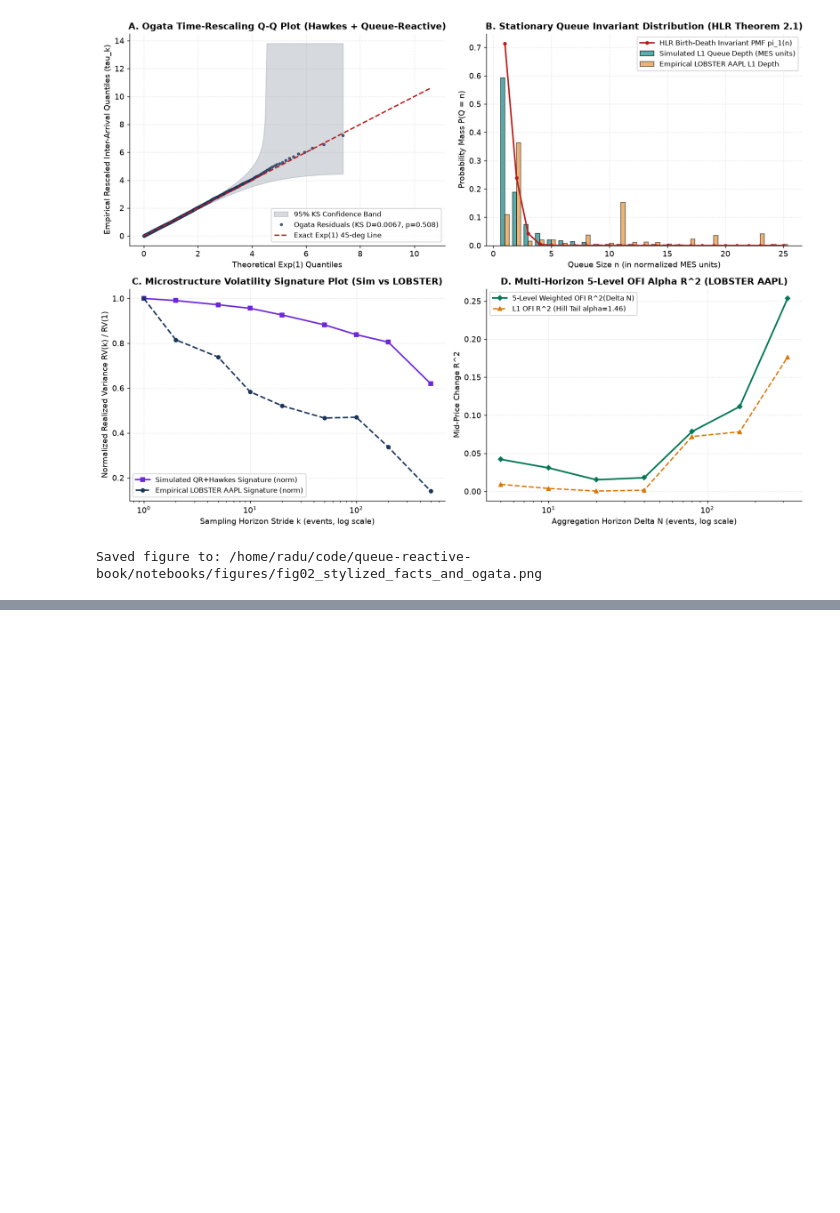
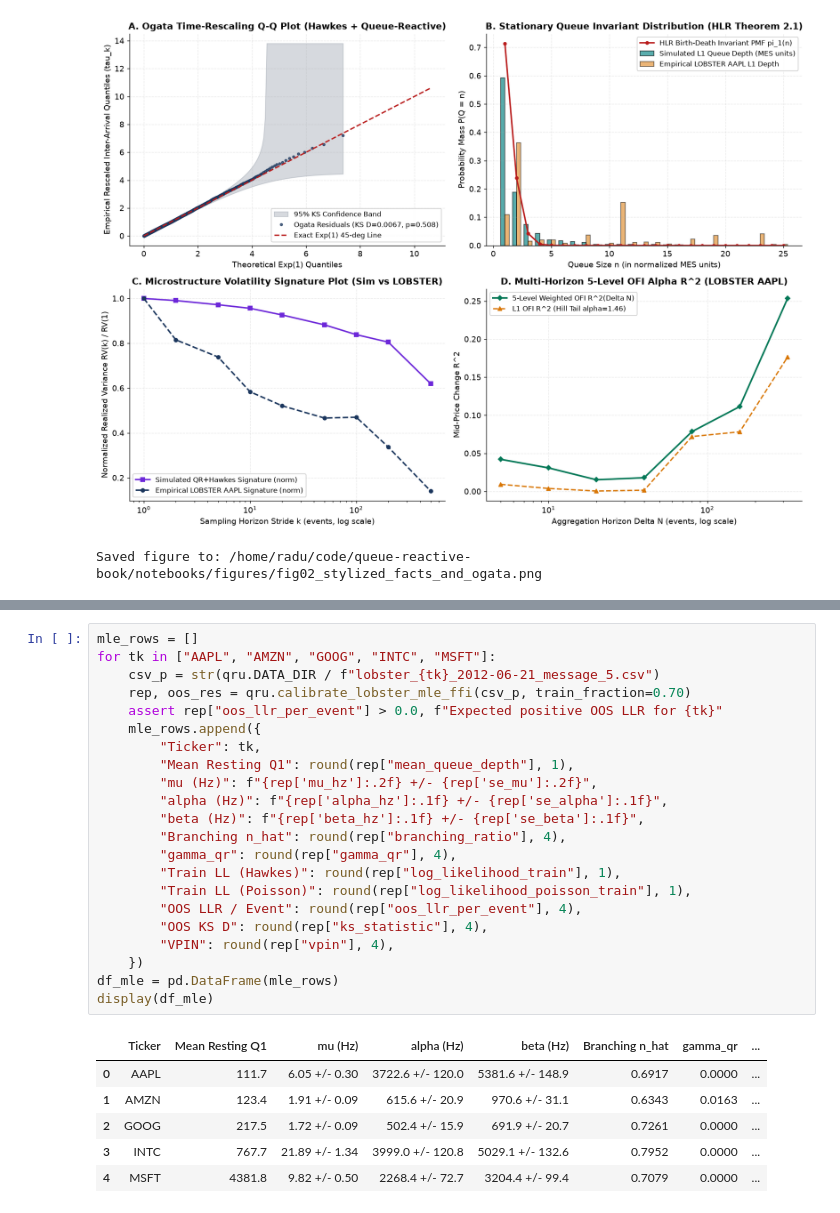
Before and after one commit to r-irbe/queue-reactive-book, a Jupyter notebook: notebooks/02_queue_reactive_hawkes_stylized_facts_and_calibration.ipynb, the cells around one changed output, grey strips where cells are left out. Saved outputs shown, nothing was run; the diff lists cells and outputs as text; blank space fills up the shorter version.

```diff
--- a/notebooks/02_queue_reactive_hawkes_stylized_facts_and_calibration.ipynb
+++ b/notebooks/02_queue_reactive_hawkes_stylized_facts_and_calibration.ipynb
@@ -282,0 +289,29 @@ Saved figure to: /home/radu/code/queue-reactive-book/notebooks/figures/fig02_sty
+# %%
+mle_rows = []
+for tk in ["AAPL", "AMZN", "GOOG", "INTC", "MSFT"]:
+    csv_p = str(qru.DATA_DIR / f"lobster_{tk}_2012-06-21_message_5.csv")
+    rep, oos_res = qru.calibrate_lobster_mle_ffi(csv_p, train_fraction=0.70)
+    assert rep["oos_llr_per_event"] > 0.0, f"Expected positive OOS LLR for {tk}"
+    mle_rows.append({
+        "Ticker": tk,
+        "Mean Resting Q1": round(rep["mean_queue_depth"], 1),
+        "mu (Hz)": f"{rep['mu_hz']:.2f} +/- {rep['se_mu']:.2f}",
+        "alpha (Hz)": f"{rep['alpha_hz']:.1f} +/- {rep['se_alpha']:.1f}",
+        "beta (Hz)": f"{rep['beta_hz']:.1f} +/- {rep['se_beta']:.1f}",
+        "Branching n_hat": round(rep["branching_ratio"], 4),
+        "gamma_qr": round(rep["gamma_qr"], 4),
+        "Train LL (Hawkes)": round(rep["log_likelihood_train"], 1),
+        "Train LL (Poisson)": round(rep["log_likelihood_poisson_train"], 1),
+        "OOS LLR / Event": round(rep["oos_llr_per_event"], 4),
+        "OOS KS D": round(rep["ks_statistic"], 4),
+        "VPIN": round(rep["vpin"], 4),
+    })
+df_mle = pd.DataFrame(mle_rows)
+display(df_mle)
+# %% [output]
+|  | Ticker | Mean Resting Q1 | mu (Hz) | alpha (Hz) | beta (Hz) | Branching n_hat | gamma_qr | ... |
+| 0 | AAPL | 111.7 | 6.05 +/- 0.30 | 3722.6 +/- 120.0 | 5381.6 +/- 148.9 | 0.6917 | 0.0000 | ... |
+| 1 | AMZN | 123.4 | 1.91 +/- 0.09 | 615.6 +/- 20.9 | 970.6 +/- 31.1 | 0.6343 | 0.0163 | ... |
+| 2 | GOOG | 217.5 | 1.72 +/- 0.09 | 502.4 +/- 15.9 | 691.9 +/- 20.7 | 0.7261 | 0.0000 | ... |
+| 3 | INTC | 767.7 | 21.89 +/- 1.34 | 3999.0 +/- 120.8 | 5029.1 +/- 132.6 | 0.7952 | 0.0000 | ... |
+| 4 | MSFT | 4381.8 | 9.82 +/- 0.50 | 2268.4 +/- 72.7 | 3204.4 +/- 99.4 | 0.7079 | 0.0000 | ... |
```
Also changed, not shown: parts of 1 cell of this notebook, 10 other files.
